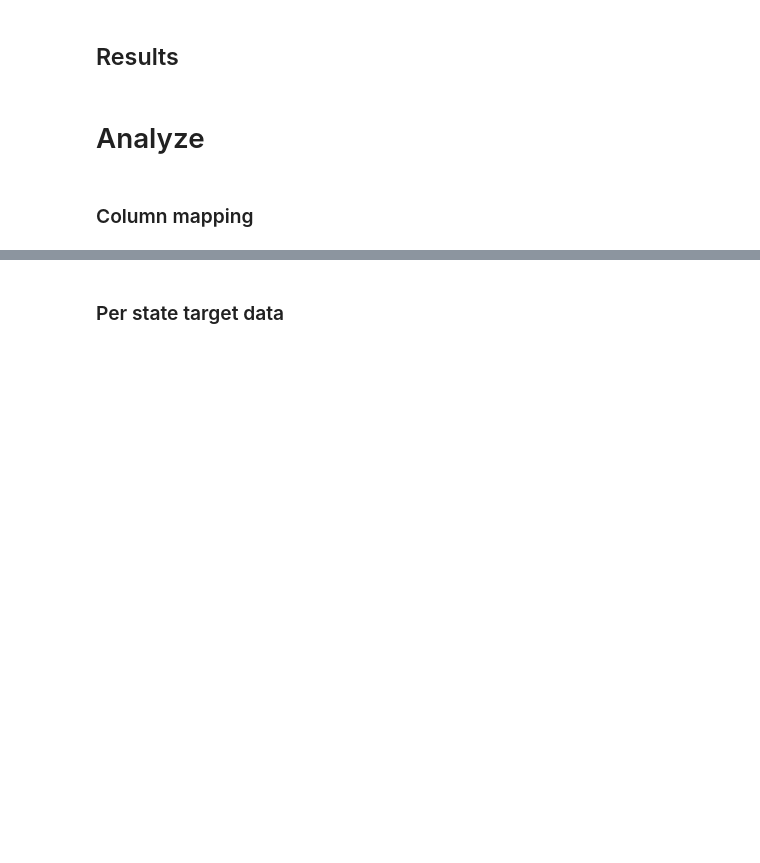
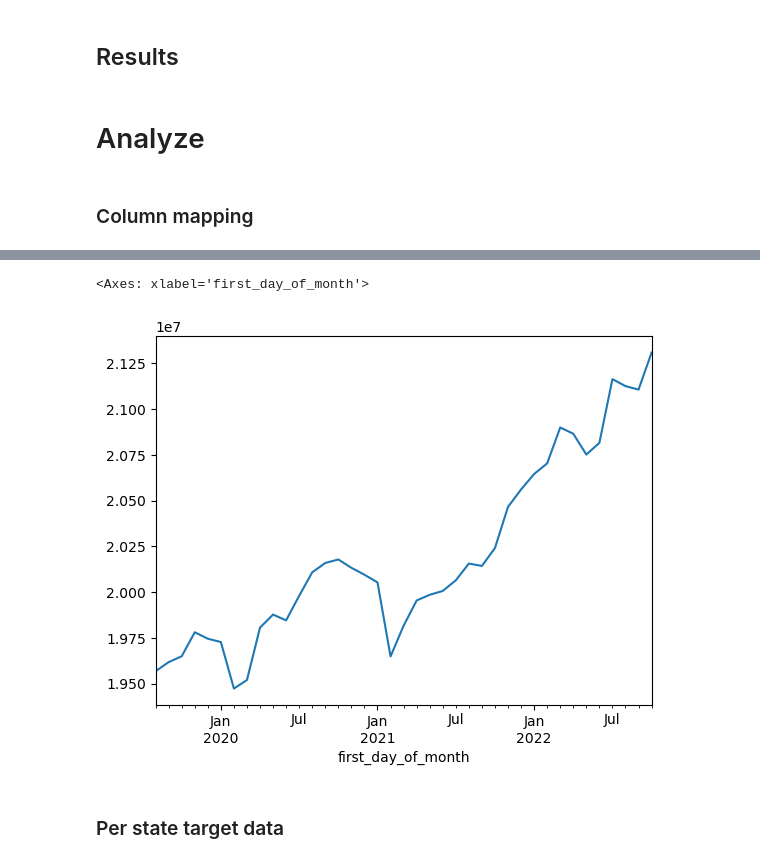
Before and after one commit to olympus999/godaddy-microbusiness-density-forecasting, a Jupyter notebook: notebooks/starter.ipynb, the cells around one changed output, grey strips where cells are left out. Cells and saved outputs as stored; diff of their text form; code cells hidden in the pictures; blank space fills up the shorter version.

```diff
--- a/notebooks/starter.ipynb
+++ b/notebooks/starter.ipynb
@@ -1078,9 +502,0 @@ ax.set_yscale("log")
-# %%
-lightgbm_bayesian = LightGBMBayesian(PrepareData, df_train)
-start = time.time()
-k = lightgbm_bayesian.train_model(**t["params"])
-debug_data = lightgbm_bayesian._debug_different_shifts
-s1 = debug_data[-1]
-df = s1["df"]
-# debug_data[1][4]
-print("SMAPE ==", k)
@@ -1688,0 +1475,3 @@ optimizer.max['params']
+# %%
+df_features = manage_features.generate_features(params)
+df_target = manage_features.generate_target(df_train)
@@ -1688,0 +1620,2 @@ optimizer.max['params']
+# %%
+pd.merge(df_target.rename('shifted_target'), df_train.set_index('row_id'), 'left', left_index=True, right_index=True)
@@ -1688,0 +1811,4 @@ optimizer.max['params']
+# %%
+t0 = df_train.copy()
+t0.groupby('cfips')['microbusiness_density'].std().sort_values()
+df_train[df_train['cfips'] == 32510]
@@ -1689,3 +1833,8 @@ optimizer.max['params']
+# %%
+t0.groupby('first_day_of_month')['active'].sum().plot()
+# %% [output]
+<Axes: xlabel='first_day_of_month'>
+[figure, added]
 # %% [markdown]
 ### Per state target data
 # %%
```
Also changed, not shown: parts of 143 cells of this notebook.
